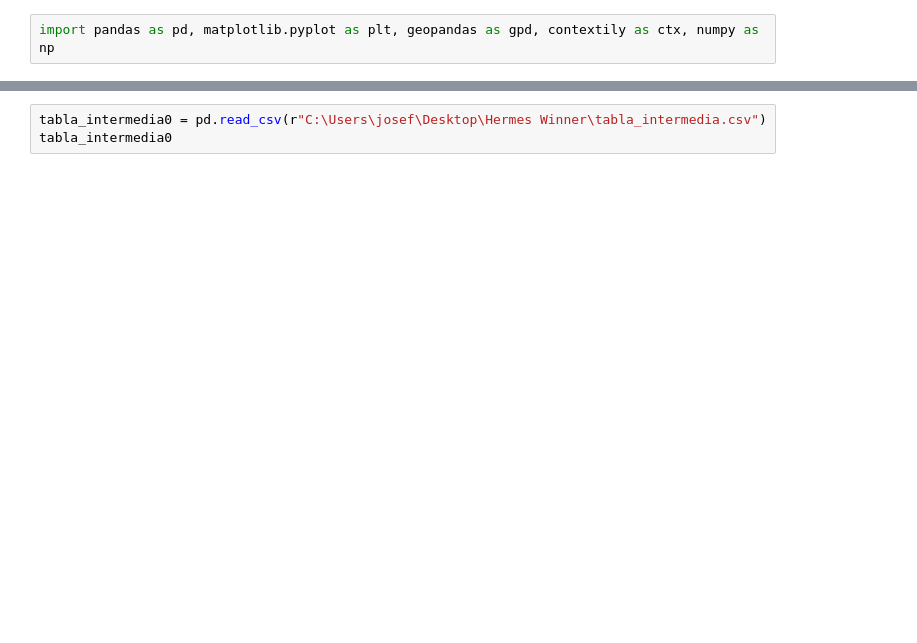
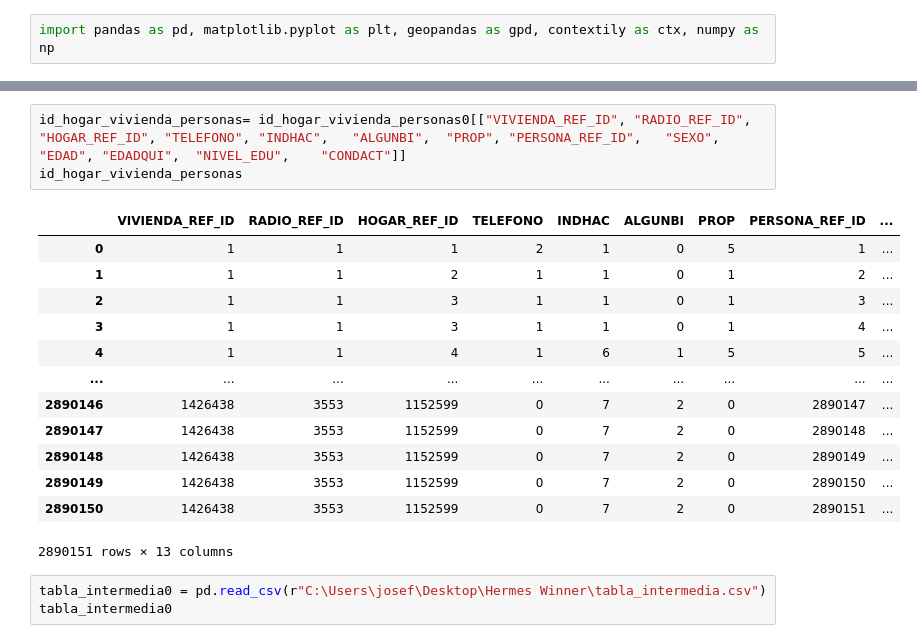
Before and after one commit to JocMB/MET4OP---Trabajo-Final, a Jupyter notebook: todo_para_variables.ipynb, the cells around one changed output, grey strips where cells are left out. Saved outputs shown, nothing was run; the diff lists cells and outputs as text; blank space fills up the shorter version.

```diff
--- a/todo_para_variables.ipynb
+++ b/todo_para_variables.ipynb
@@ -37,3 +55,20 @@ hogar_vivienda_personas_
+# %%
+id_hogar_vivienda_personas= id_hogar_vivienda_personas0[["VIVIENDA_REF_ID",	"RADIO_REF_ID", "HOGAR_REF_ID",	"TELEFONO",	"INDHAC",	"ALGUNBI",	"PROP",	"PERSONA_REF_ID",	"SEXO",	"EDAD",	"EDADQUI",	"NIVEL_EDU",	"CONDACT"]]
+id_hogar_vivienda_personas
+# %% [output]
+|  | VIVIENDA_REF_ID | RADIO_REF_ID | HOGAR_REF_ID | TELEFONO | INDHAC | ALGUNBI | PROP | PERSONA_REF_ID | ... |
+| 0 | 1 | 1 | 1 | 2 | 1 | 0 | 5 | 1 | ... |
+| 1 | 1 | 1 | 2 | 1 | 1 | 0 | 1 | 2 | ... |
+| 2 | 1 | 1 | 3 | 1 | 1 | 0 | 1 | 3 | ... |
+| 3 | 1 | 1 | 3 | 1 | 1 | 0 | 1 | 4 | ... |
+| 4 | 1 | 1 | 4 | 1 | 6 | 1 | 5 | 5 | ... |
+| ... | ... | ... | ... | ... | ... | ... | ... | ... | ... |
+| 2890146 | 1426438 | 3553 | 1152599 | 0 | 7 | 2 | 0 | 2890147 | ... |
+| 2890147 | 1426438 | 3553 | 1152599 | 0 | 7 | 2 | 0 | 2890148 | ... |
+| 2890148 | 1426438 | 3553 | 1152599 | 0 | 7 | 2 | 0 | 2890149 | ... |
+| 2890149 | 1426438 | 3553 | 1152599 | 0 | 7 | 2 | 0 | 2890150 | ... |
+| 2890150 | 1426438 | 3553 | 1152599 | 0 | 7 | 2 | 0 | 2890151 | ... |
+2890151 rows × 13 columns
 # %%
 tabla_intermedia0 = pd.read_csv(r"C:\Users\josef\Desktop\Hermes Winner\tabla_intermedia.csv")
 tabla_intermedia0
```
Also changed, not shown: parts of 10 cells of this notebook.
